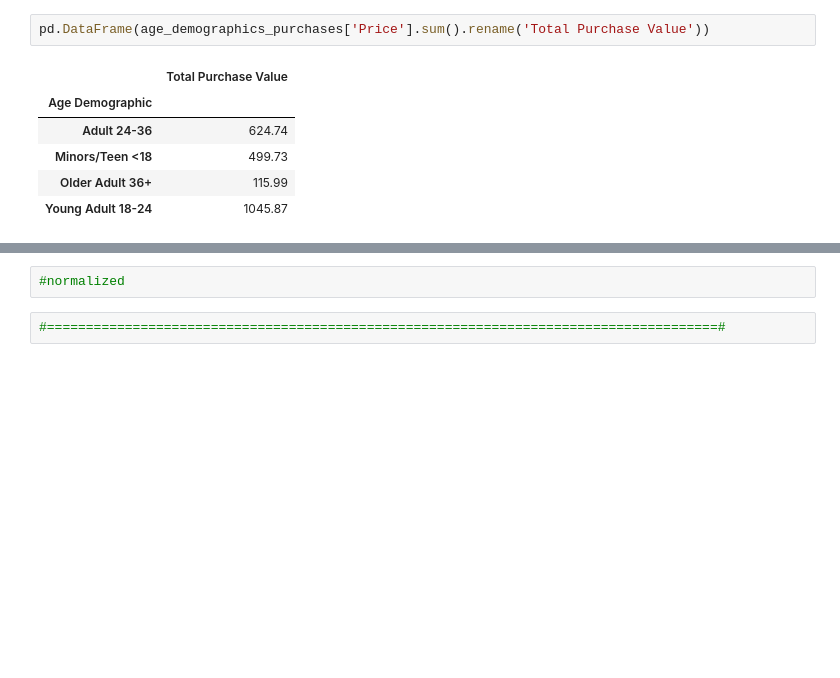
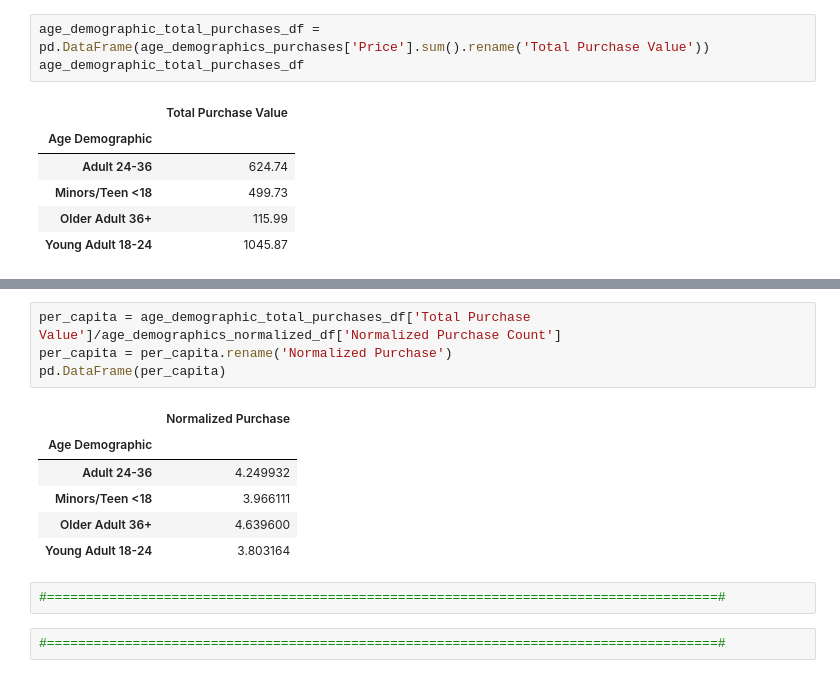
Before and after one commit to a10doan/Panda_Hw4, a Jupyter notebook: HeroesOfPymoli_hw4-Copy2.ipynb, the cells around one changed output, grey strips where cells are left out. Saved outputs shown, nothing was run; the diff lists cells and outputs as text; blank space fills up the shorter version.

```diff
--- a/HeroesOfPymoli_hw4-Copy2.ipynb
+++ b/HeroesOfPymoli_hw4-Copy2.ipynb
@@ -245,7 +248,8 @@ pd.DataFrame(age_demographics_purchases['Price'].mean().rename('Average Purchase
 | Older Adult 36+ | 2.899750 |
 | Young Adult 18-24 | 2.921425 |
 # %%
-pd.DataFrame(age_demographics_purchases['Price'].sum().rename('Total Purchase Value'))
+age_demographic_total_purchases_df = pd.DataFrame(age_demographics_purchases['Price'].sum().rename('Total Purchase Value'))
+age_demographic_total_purchases_df
 # %% [output]
 |  | Total Purchase Value |
 | Age Demographic |  |
@@ -256,5 +271,16 @@ pd.DataFrame(age_demographics_purchases['Price'].sum().rename('Total Purchase Va
+# %%
+per_capita = age_demographic_total_purchases_df['Total Purchase Value']/age_demographics_normalized_df['Normalized Purchase Count']
+per_capita = per_capita.rename('Normalized Purchase')
+pd.DataFrame(per_capita)
+# %% [output]
+|  | Normalized Purchase |
+| Age Demographic |  |
+| Adult 24-36 | 4.249932 |
+| Minors/Teen <18 | 3.966111 |
+| Older Adult 36+ | 4.639600 |
+| Young Adult 18-24 | 3.803164 |
 # %%
-#normalized
+#======================================================================================#
 # %%
 #======================================================================================#
 # %%
```
Also changed, not shown: parts of 11 cells of this notebook.
